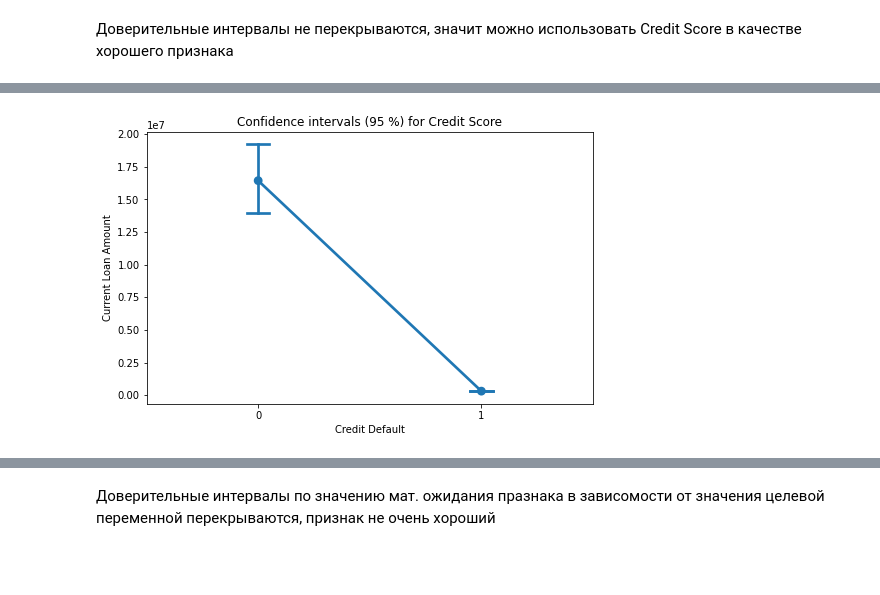
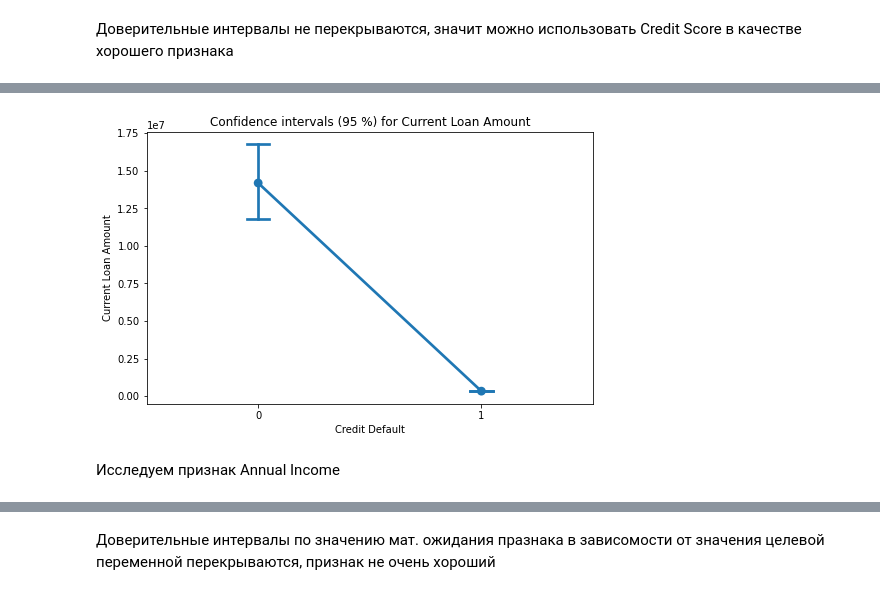
Before and after one commit to alexzhdankin34/Python_libraries_2, a Jupyter notebook: Lesson2/project_rev_les02.ipynb, the cells around one changed output, grey strips where cells are left out. Drawn from its saved outputs; the diff is of its cells as text; code cells hidden in the pictures; blank space fills up the shorter version.

```diff
--- a/Lesson2/project_rev_les02.ipynb
+++ b/Lesson2/project_rev_les02.ipynb
@@ -397,3 +483,5 @@ ylab = ax.set_ylabel('Credit Default')
 [figure]
 # %% [markdown]
 Вывод. Пока никакой конкретики по этому признаку не сложилось. Склоняюсь к тому, чтобы его удалить.
+# %%
+df_train=df_train.drop(['Months since last delinquent'], axis=1)
@@ -400,2 +508,19 @@ ylab = ax.set_ylabel('Credit Default')
+# %%
+
+def assess_distrubution (feature_name, TARGET_NAME, df):
+    feature_with_target_s = df[[feature_name, TARGET_NAME]].sample(1000)
+    feature_s = feature_with_target_s[feature_name]
+    feature_target_0 = feature_s[feature_with_target_s[TARGET_NAME] == 0]
+    feature_target_1 = feature_s[feature_with_target_s[TARGET_NAME] == 1]
+
+    plt.figure(figsize=(10, 5))
+
+    sns.kdeplot(feature_target_0, shade=True, label='Credit Default=0', color='g')
+    sns.kdeplot(feature_target_1, shade=True, label='Credit Default=1', color='r')
+
+    plt.xlabel(feature_name)
+    plt.title(f'{feature_name} grouped by target variable')
+    plt.show()
+    return feature_with_target_s, feature_target_0, feature_target_1
 # %% [markdown]
 Распределение значение признака  Number of Open Accounts в тренировочной и тестовой выборке
@@ -447,7 +586,7 @@ sns.distplot(df_defaul0[pd.notnull(df_defaul0['Credit Score'])]['Credit Score'])
 # %% [markdown]
 Вывод: Все значения, для которых целевая переменная =0 меньше 750
 # %%
-df_train.loc[df_train['Credit Score']>4000, 'Credit Score'] = df_train['Credit Score']/10
+df_train.loc[df_train['Credit Score']>2000, 'Credit Score'] = df_train['Credit Score']/10
 # %%
 sns.pairplot(df_train.loc[:, ['Credit Score', 'Credit Default']], hue='Credit Default')
 # %% [output]
@@ -550,0 +664,2 @@ plt.show()
+# %%
+current_loan_with_target_s, current_loan_target_0, current_loan_target_1 = assess_distrubution('Current Loan Amount',TARGET_NAME, df_train)
@@ -551,11 +668,13 @@ plt.show()
 # %%
 plt.figure(figsize=(8, 5))
 
 sns.pointplot(x=TARGET_NAME, y='Current Loan Amount', data=current_loan_with_target_s, capsize=.1)
 
-plt.title('Confidence intervals (95 %) for Credit Score')
+plt.title('Confidence intervals (95 %) for Current Loan Amount')
 plt.show()
 # %% [output]
-[figure, old version]
+[figure, new version]
+# %% [markdown]
+Исследуем признак Annual Income
 # %%
 df_train1=df_train.loc[df_train['Annual Income'].notnull()]
```
Also changed, not shown: parts of 60 cells of this notebook.
